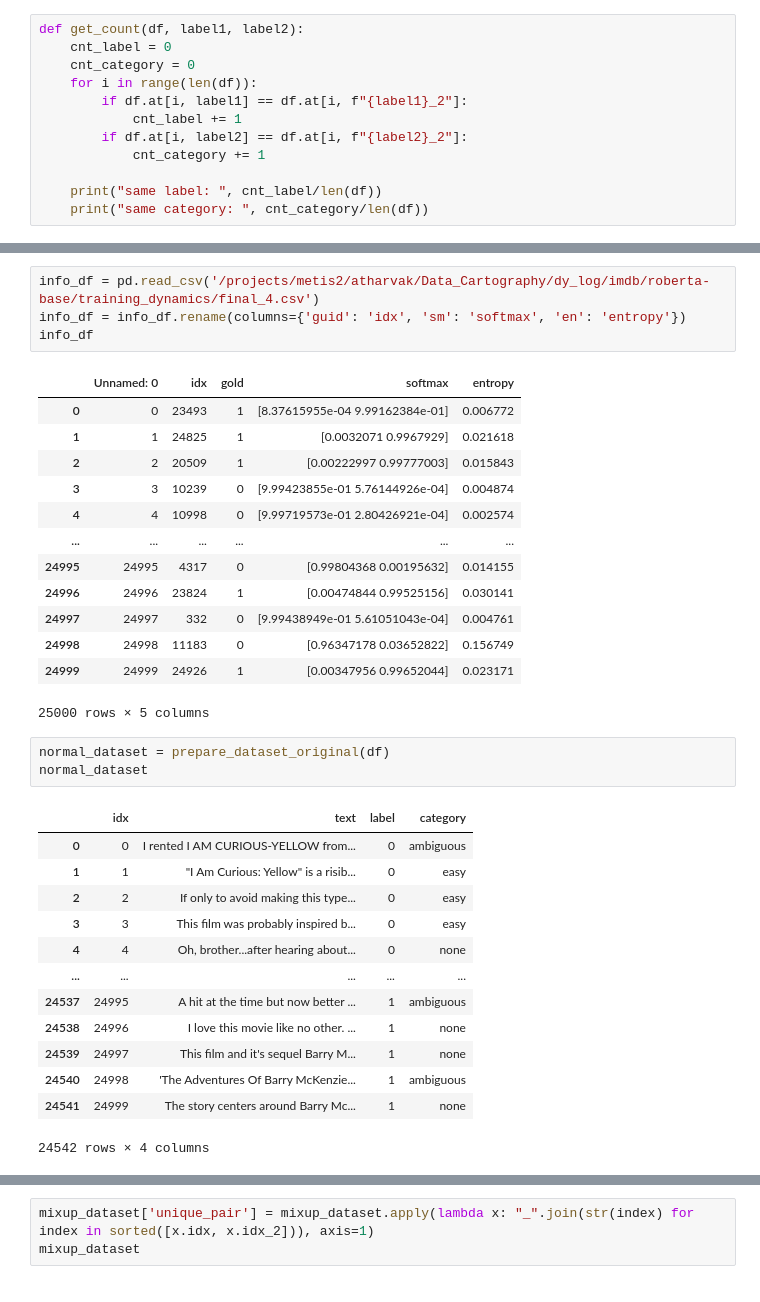
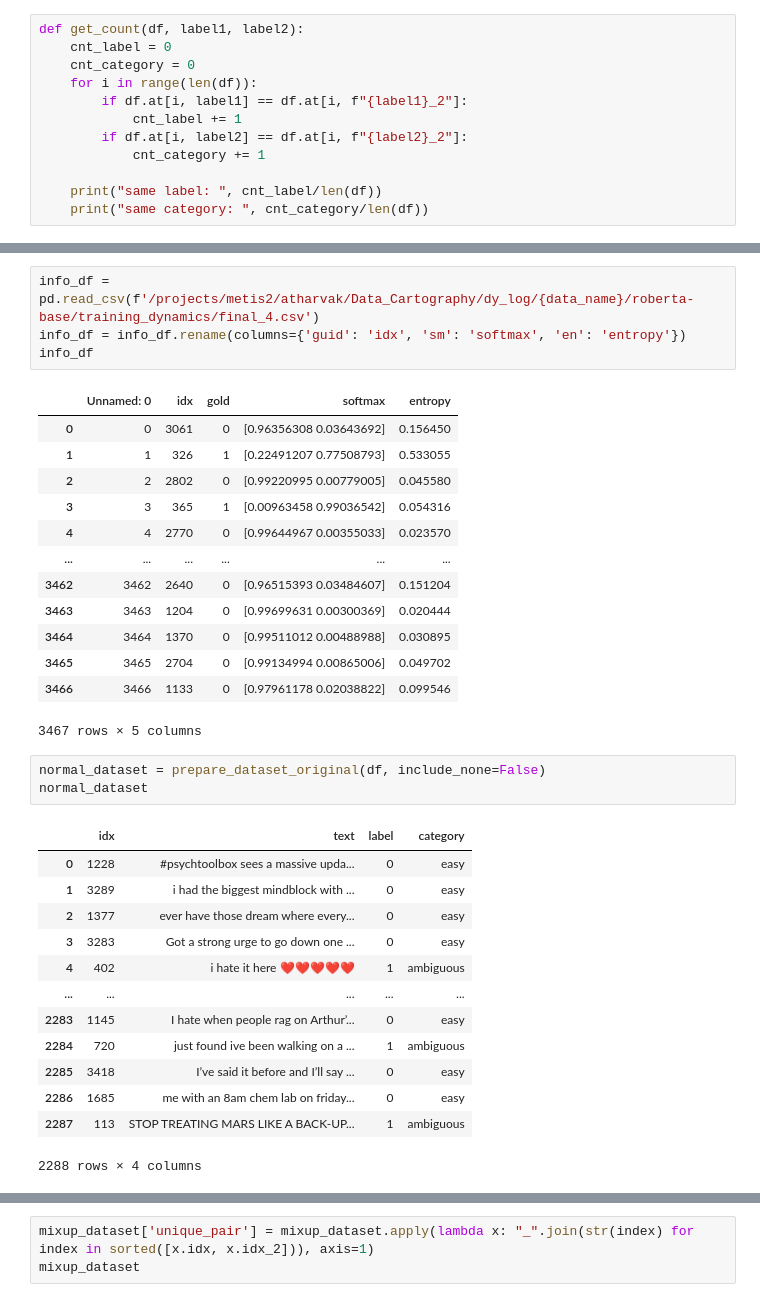
Before and after one commit to Raghav1606/Training-Dyamics-and-Entropy-Aware-Mixup-for-Robust-Text-Classification, a Jupyter notebook: notebooks/mixup_training.ipynb, the cells around one changed output, grey strips where cells are left out. Drawn from its saved outputs; the diff is of its cells as text.

```diff
--- a/notebooks/mixup_training.ipynb
+++ b/notebooks/mixup_training.ipynb
@@ -711,38 +739,38 @@ df
 # %%
-info_df = pd.read_csv('/projects/metis2/atharvak/Data_Cartography/dy_log/imdb/roberta-base/training_dynamics/final_4.csv')
+info_df = pd.read_csv(f'/projects/metis2/atharvak/Data_Cartography/dy_log/{data_name}/roberta-base/training_dynamics/final_4.csv')
 info_df = info_df.rename(columns={'guid': 'idx', 'sm': 'softmax', 'en': 'entropy'})
 info_df
 # %% [output]
 |  | Unnamed: 0 | idx | gold | softmax | entropy |
-| 0 | 0 | 23493 | 1 | [8.37615955e-04 9.99162384e-01] | 0.006772 |
-| 1 | 1 | 24825 | 1 | [0.0032071 0.9967929] | 0.021618 |
-| 2 | 2 | 20509 | 1 | [0.00222997 0.99777003] | 0.015843 |
-| 3 | 3 | 10239 | 0 | [9.99423855e-01 5.76144926e-04] | 0.004874 |
-| 4 | 4 | 10998 | 0 | [9.99719573e-01 2.80426921e-04] | 0.002574 |
+| 0 | 0 | 3061 | 0 | [0.96356308 0.03643692] | 0.156450 |
+| 1 | 1 | 326 | 1 | [0.22491207 0.77508793] | 0.533055 |
+| 2 | 2 | 2802 | 0 | [0.99220995 0.00779005] | 0.045580 |
+| 3 | 3 | 365 | 1 | [0.00963458 0.99036542] | 0.054316 |
+| 4 | 4 | 2770 | 0 | [0.99644967 0.00355033] | 0.023570 |
 | ... | ... | ... | ... | ... | ... |
-| 24995 | 24995 | 4317 | 0 | [0.99804368 0.00195632] | 0.014155 |
-| 24996 | 24996 | 23824 | 1 | [0.00474844 0.99525156] | 0.030141 |
-| 24997 | 24997 | 332 | 0 | [9.99438949e-01 5.61051043e-04] | 0.004761 |
-| 24998 | 24998 | 11183 | 0 | [0.96347178 0.03652822] | 0.156749 |
-| 24999 | 24999 | 24926 | 1 | [0.00347956 0.99652044] | 0.023171 |
+| 3462 | 3462 | 2640 | 0 | [0.96515393 0.03484607] | 0.151204 |
+| 3463 | 3463 | 1204 | 0 | [0.99699631 0.00300369] | 0.020444 |
+| 3464 | 3464 | 1370 | 0 | [0.99511012 0.00488988] | 0.030895 |
+| 3465 | 3465 | 2704 | 0 | [0.99134994 0.00865006] | 0.049702 |
+| 3466 | 3466 | 1133 | 0 | [0.97961178 0.02038822] | 0.099546 |
-25000 rows × 5 columns
+3467 rows × 5 columns
 # %%
-normal_dataset = prepare_dataset_original(df)
+normal_dataset = prepare_dataset_original(df, include_none=False)
 normal_dataset
 # %% [output]
 |  | idx | text | label | category |
-| 0 | 0 | I rented I AM CURIOUS-YELLOW from... | 0 | ambiguous |
-| 1 | 1 | "I Am Curious: Yellow" is a risib... | 0 | easy |
-| 2 | 2 | If only to avoid making this type... | 0 | easy |
-| 3 | 3 | This film was probably inspired b... | 0 | easy |
-| 4 | 4 | Oh, brother...after hearing about... | 0 | none |
+| 0 | 1228 | #psychtoolbox sees a massive upda... | 0 | easy |
+| 1 | 3289 | i had the biggest mindblock with ... | 0 | easy |
+| 2 | 1377 | ever have those dream where every... | 0 | easy |
+| 3 | 3283 | Got a strong urge to go down one ... | 0 | easy |
+| 4 | 402 | i hate it here ❤️❤️❤️❤️❤️ | 1 | ambiguous |
 | ... | ... | ... | ... | ... |
-| 24537 | 24995 | A hit at the time but now better ... | 1 | ambiguous |
-| 24538 | 24996 | I love this movie like no other. ... | 1 | none |
-| 24539 | 24997 | This film and it's sequel Barry M... | 1 | none |
-| 24540 | 24998 | 'The Adventures Of Barry McKenzie... | 1 | ambiguous |
-| 24541 | 24999 | The story centers around Barry Mc... | 1 | none |
+| 2283 | 1145 | I hate when people rag on Arthur’... | 0 | easy |
+| 2284 | 720 | just found ive been walking on a ... | 1 | ambiguous |
+| 2285 | 3418 | I’ve said it before and I’ll say ... | 0 | easy |
+| 2286 | 1685 | me with an 8am chem lab on friday... | 0 | easy |
+| 2287 | 113 | STOP TREATING MARS LIKE A BACK-UP... | 1 | ambiguous |
-24542 rows × 4 columns
+2288 rows × 4 columns
 # %%
 random_mixup_dataset = prepare_dataset_random_mixup(df, info_data=info_df, use_label=False)
 get_count(random_mixup_dataset, 'label', 'category')
```
Also changed, not shown: parts of 10 cells of this notebook, 7 other files.
